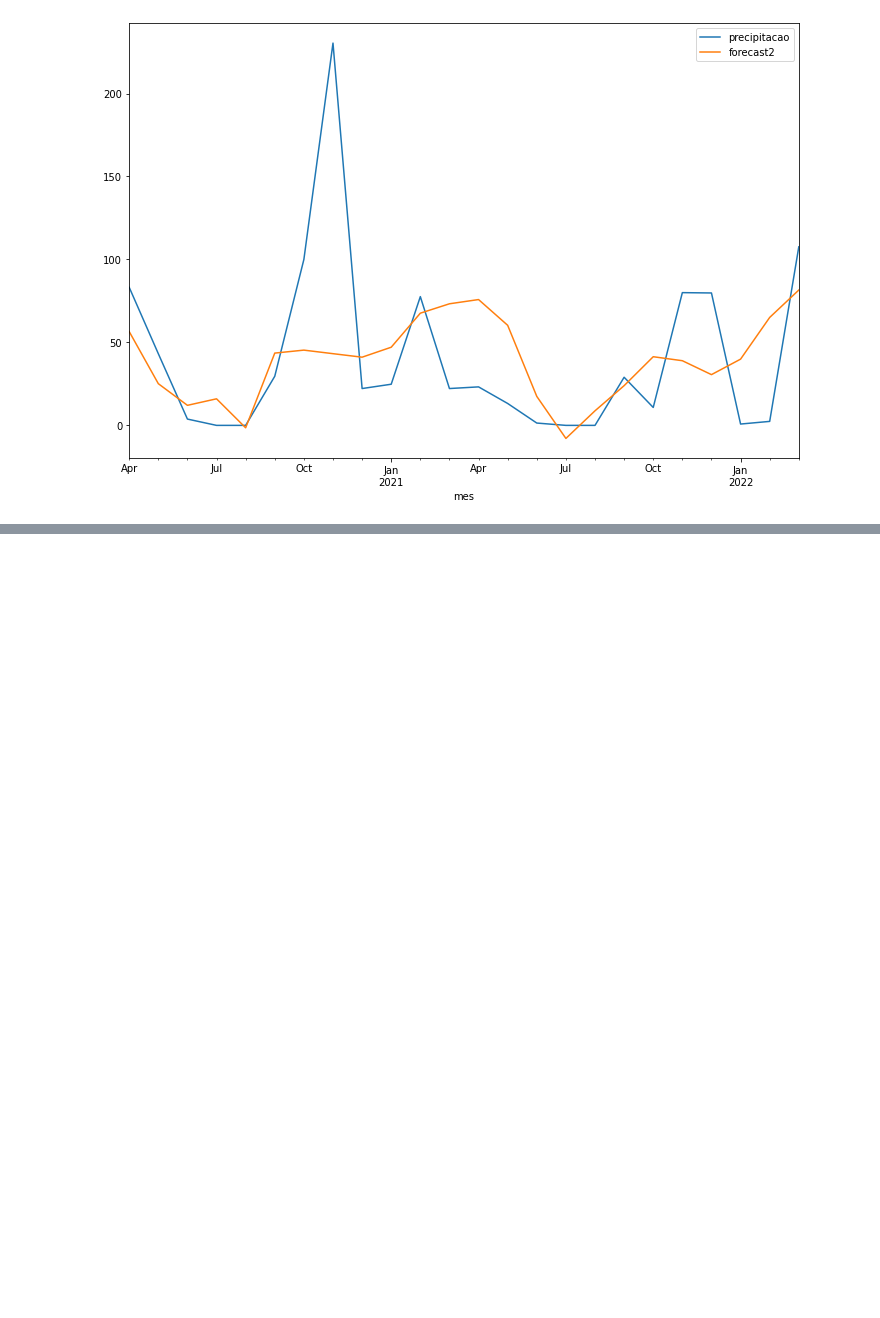
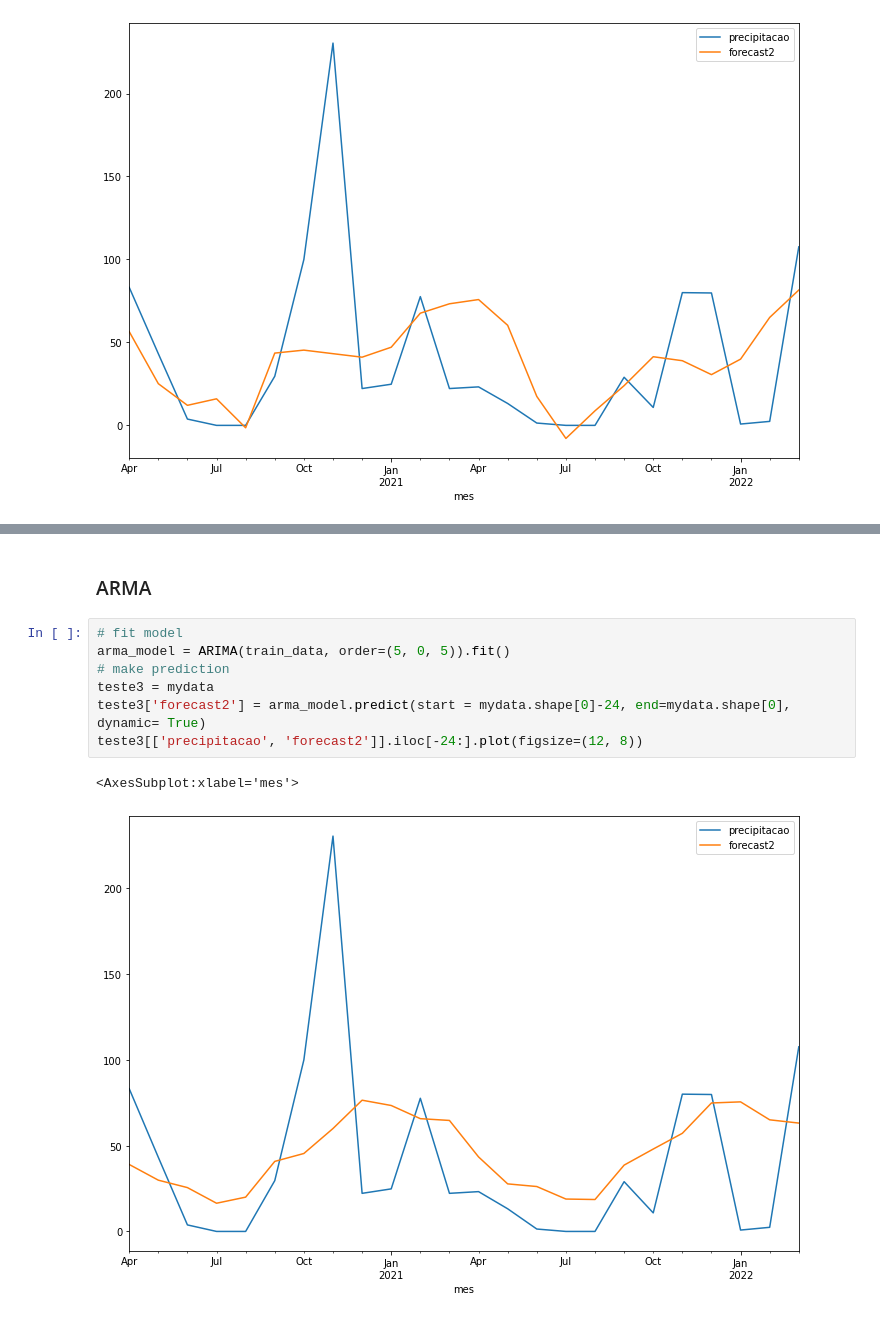
Before and after one commit to ManuelS0usa/TS-Precipitation-Forecast, a Jupyter notebook: training.ipynb, the cells around one changed output, grey strips where cells are left out. Drawn from its saved outputs; the diff is of its cells as text; blank space fills up the shorter version.

```diff
--- a/training.ipynb
+++ b/training.ipynb
@@ -338,0 +385,12 @@ MAPE_HWA is  6.403289519533441e+17 %
+# %% [markdown]
+### ARMA
+# %%
+# fit model
+arma_model = ARIMA(train_data, order=(5, 0, 5)).fit()
+# make prediction
+teste3 = mydata
+teste3['forecast2'] = arma_model.predict(start = mydata.shape[0]-24, end=mydata.shape[0], dynamic= True)
+teste3[['precipitacao', 'forecast2']].iloc[-24:].plot(figsize=(12, 8))
+# %% [output]
+<AxesSubplot:xlabel='mes'>
+[figure, added]
```
Also changed, not shown: parts of 12 cells of this notebook.
